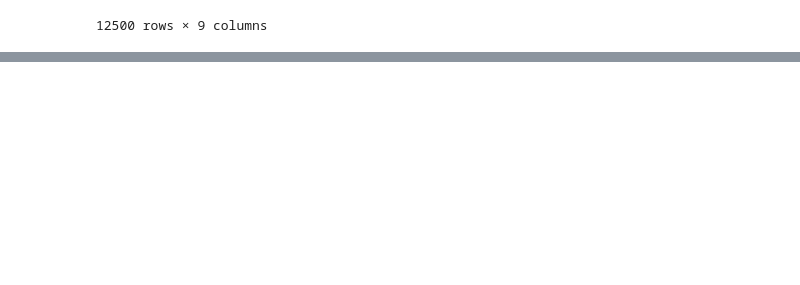
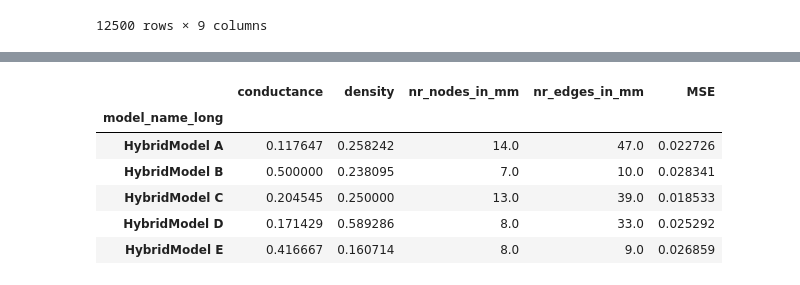
Before and after one commit to CropXR/HALCYON, a Jupyter notebook: notebooks/08_comparing_hybrids_to_each_other.ipynb, the cells around one changed output, grey strips where cells are left out. Saved outputs shown, nothing was run; the diff lists cells and outputs as text; code cells hidden in the pictures; blank space fills up the shorter version.

```diff
--- a/notebooks/08_comparing_hybrids_to_each_other.ipynb
+++ b/notebooks/08_comparing_hybrids_to_each_other.ipynb
@@ -402,0 +420,12 @@ g.savefig("comparing_mm_boxenplot_log.pdf", dpi=600, bbox_inches='tight')
+# %%
+smaller_df = mse_df_long_model_name.groupby('model_name_long')[['conductance', 'density', 'nr_nodes_in_mm', 'nr_edges_in_mm', 'MSE']].mean()
+# %%
+smaller_df
+# %% [output]
+|  | conductance | density | nr_nodes_in_mm | nr_edges_in_mm | MSE |
+| model_name_long |  |  |  |  |  |
+| HybridModel A | 0.117647 | 0.258242 | 14.0 | 47.0 | 0.022726 |
+| HybridModel B | 0.500000 | 0.238095 | 7.0 | 10.0 | 0.028341 |
+| HybridModel C | 0.204545 | 0.250000 | 13.0 | 39.0 | 0.018533 |
+| HybridModel D | 0.171429 | 0.589286 | 8.0 | 33.0 | 0.025292 |
+| HybridModel E | 0.416667 | 0.160714 | 8.0 | 9.0 | 0.026859 |
```
Also changed, not shown: parts of 10 cells of this notebook, 2 other files.
